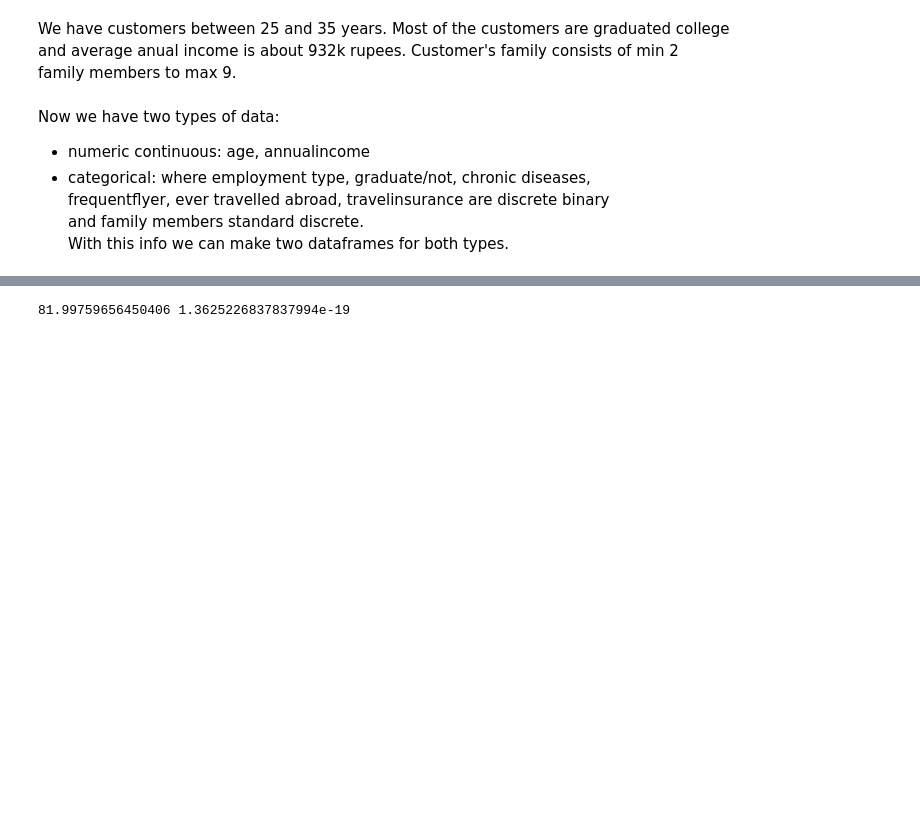
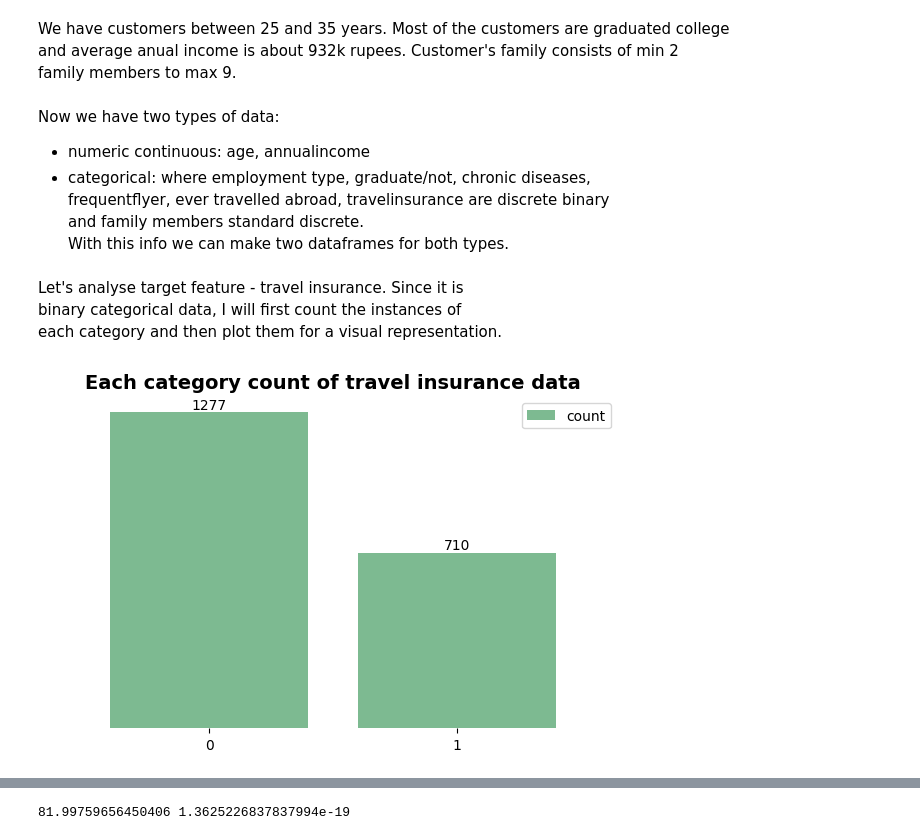
Before and after one commit to ShariYo/Modul3_Sprint1, a Jupyter notebook: project/main.ipynb, the cells around one changed output, grey strips where cells are left out. Cells and saved outputs as stored; diff of their text form; code cells hidden in the pictures; blank space fills up the shorter version.

```diff
--- a/project/main.ipynb
+++ b/project/main.ipynb
@@ -136,3 +144,12 @@ travel_cate = travelin[
         "travelinsurance",
     ]
 ]
+# %% [markdown]
+Let's analyse target feature - travel insurance. Since it is
+binary categorical data, I will first count the instances of
+each category and then plot them for a visual representation.
+# %%
+travel_counts = travel_cate["travelinsurance"].value_counts()
+sand.f_barplot(travel_counts, title="Each category count of travel insurance data")
+# %% [output]
+[figure, added]
```
Also changed, not shown: parts of 12 cells of this notebook, 1 other file.
